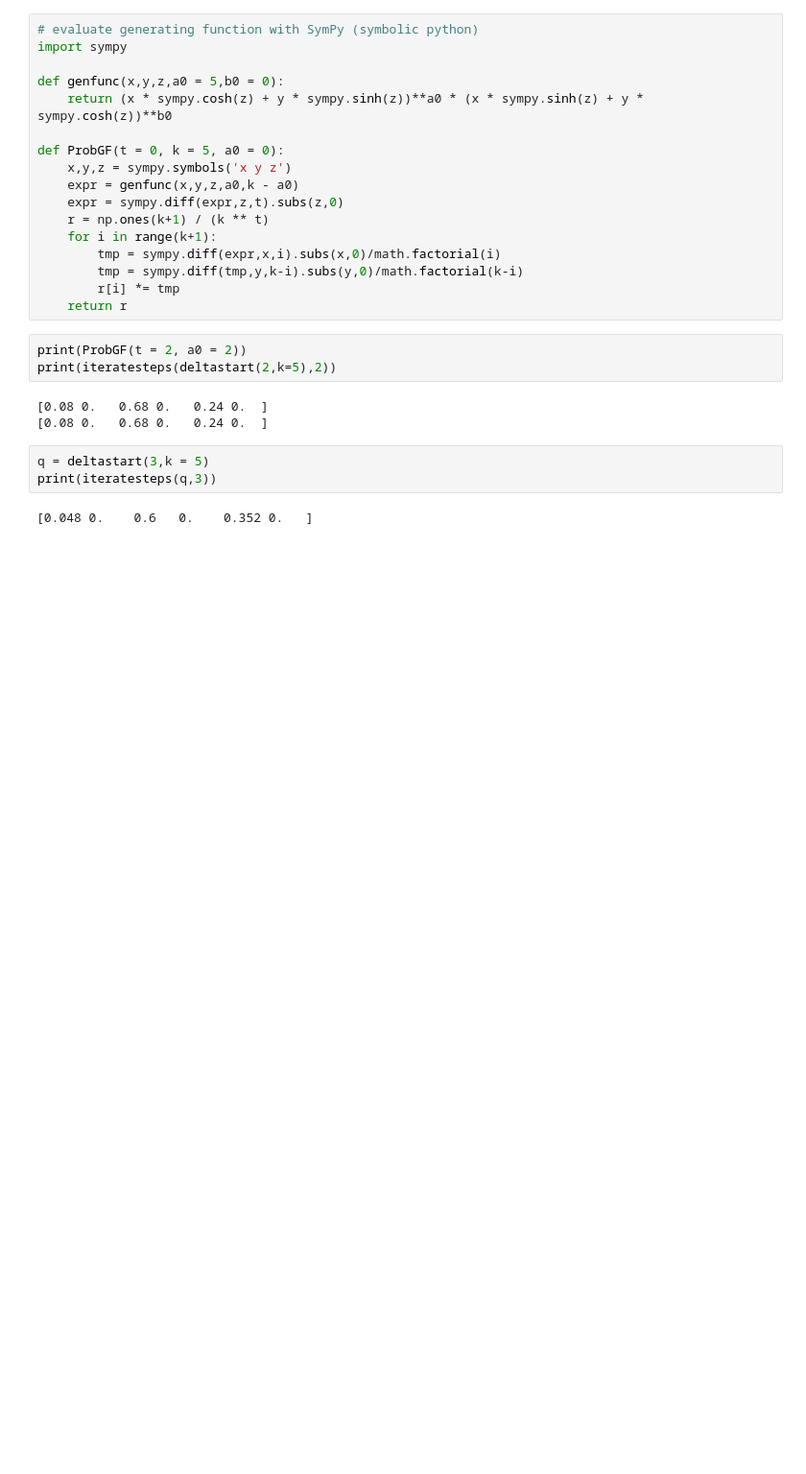
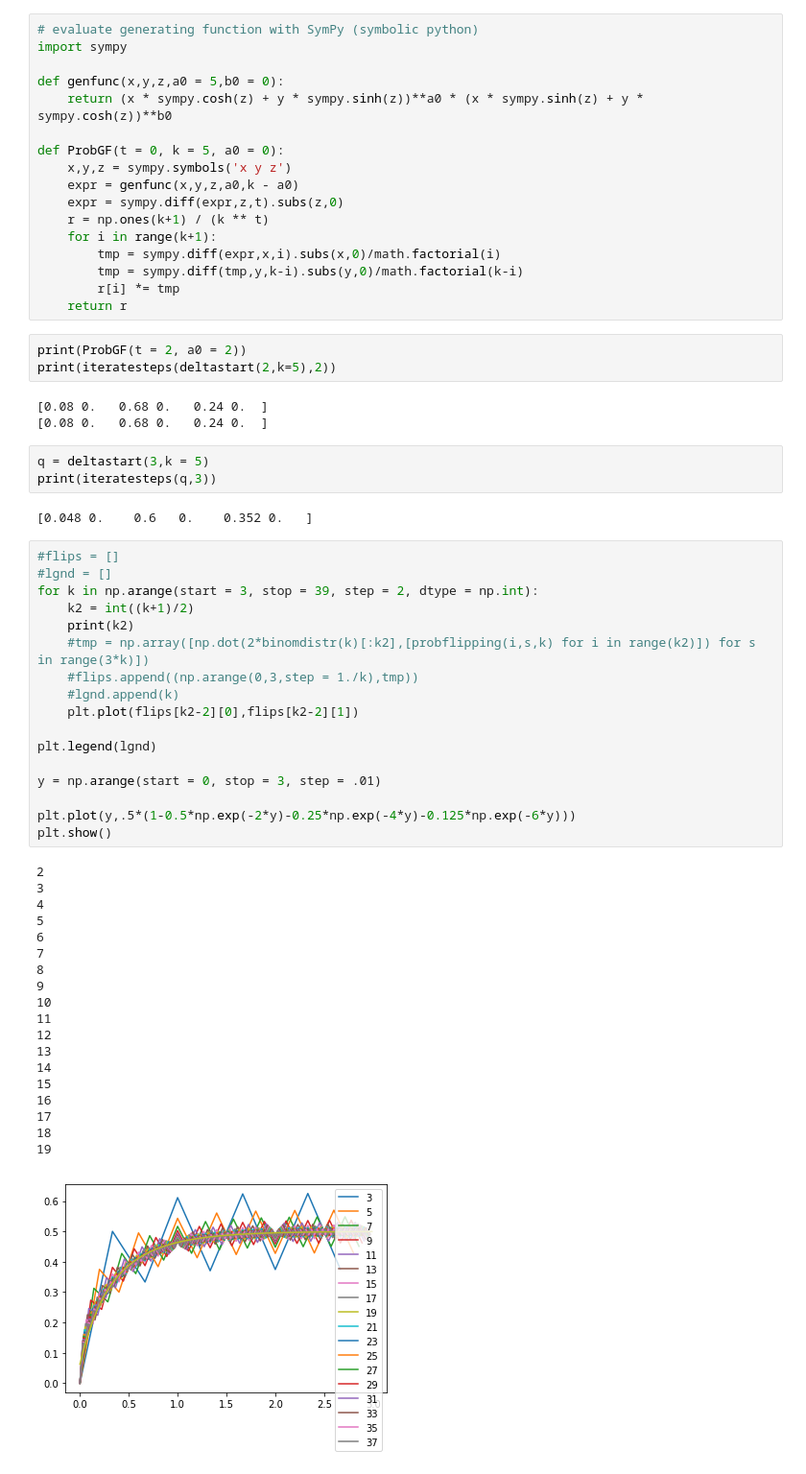
Before and after one commit to lukasgeyrhofer/flippingbits, a Jupyter notebook: dynamics.ipynb, the cells around one changed output. Shown at 96% size. Saved outputs shown, nothing was run; the diff lists cells and outputs as text; blank space fills up the shorter version.

```diff
--- a/dynamics.ipynb
+++ b/dynamics.ipynb
@@ -259,3 +259,40 @@ q = deltastart(3,k = 5)
 print(iteratesteps(q,3))
 # %% [output]
 [0.048 0.    0.6   0.    0.352 0.   ]
+# %%
+#flips = []
+#lgnd = []
+for k in np.arange(start = 3, stop = 39, step = 2, dtype = np.int):
+    k2 = int((k+1)/2)
+    print(k2)
+    #tmp = np.array([np.dot(2*binomdistr(k)[:k2],[probflipping(i,s,k) for i in range(k2)]) for s in range(3*k)])
+    #flips.append((np.arange(0,3,step = 1./k),tmp))
+    #lgnd.append(k)
+    plt.plot(flips[k2-2][0],flips[k2-2][1])
+
+plt.legend(lgnd)
+
+y = np.arange(start = 0, stop = 3, step = .01)
+
+plt.plot(y,.5*(1-0.5*np.exp(-2*y)-0.25*np.exp(-4*y)-0.125*np.exp(-6*y)))
+plt.show()
+# %% [output]
+2
+3
+4
+5
+6
+7
+8
+9
+10
+11
+12
+13
+14
+15
+16
+17
+18
+19
+[figure, added]
```
